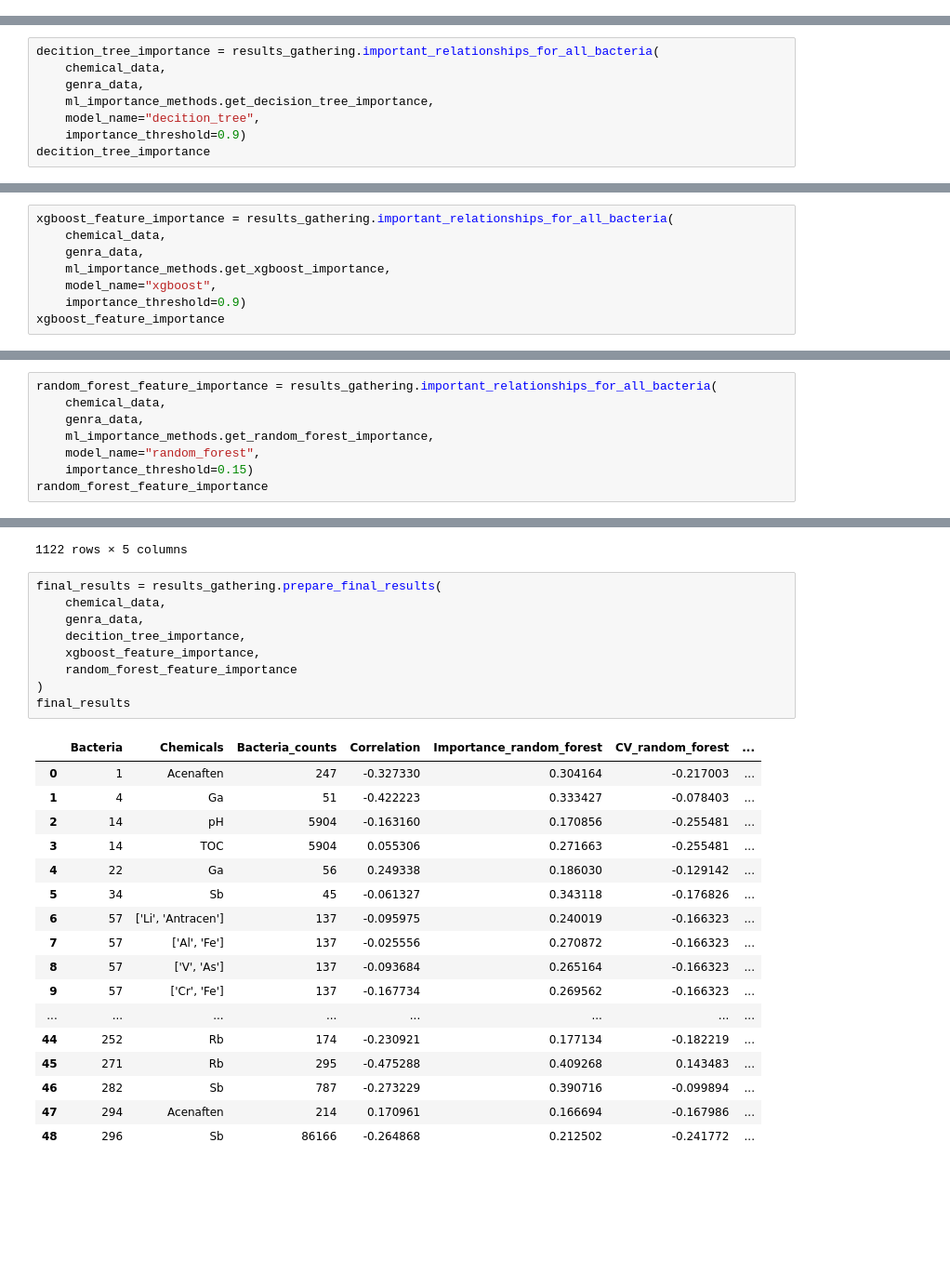
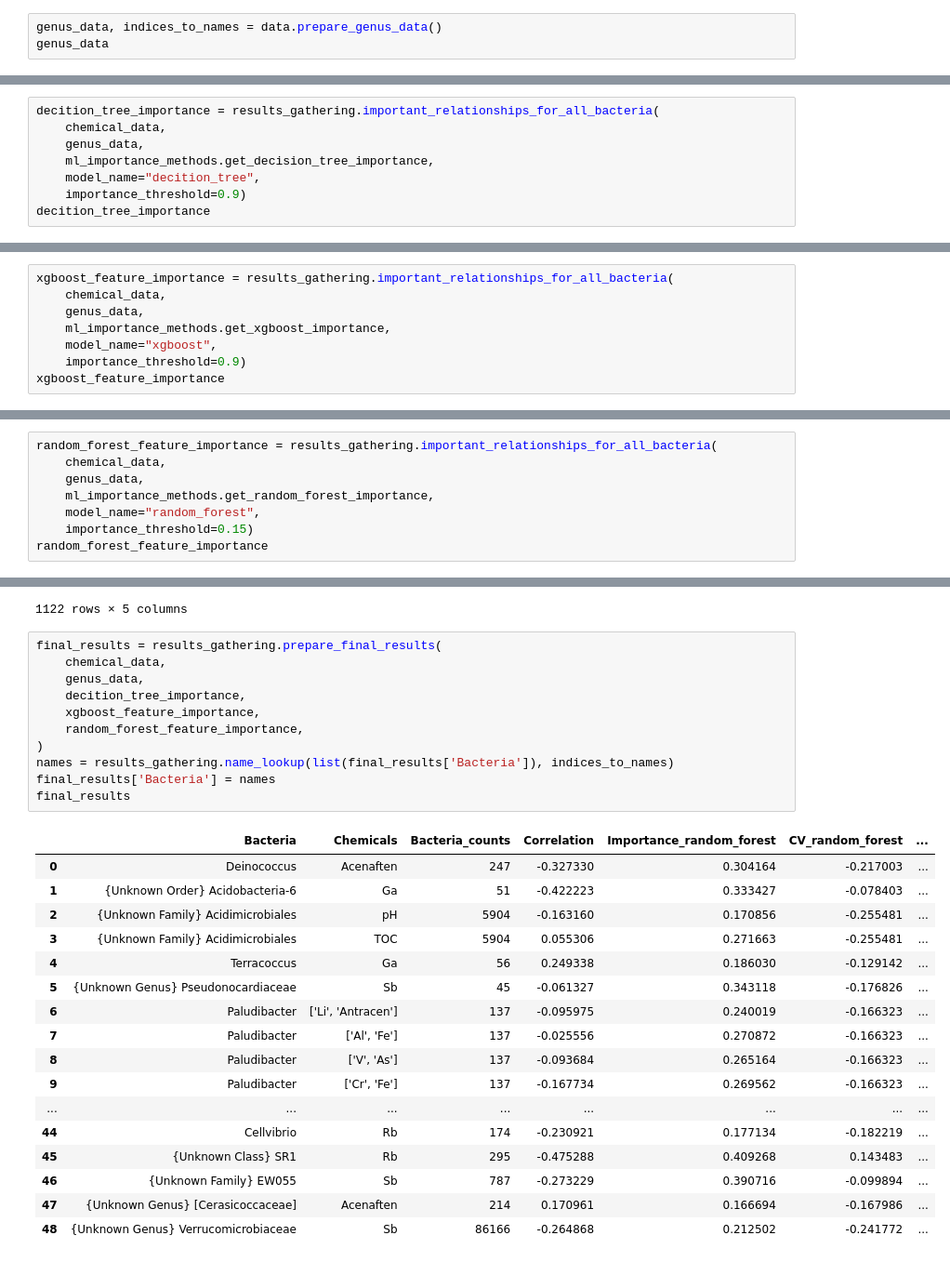
Before and after one commit to melehean/Bioinformatics-Project, a Jupyter notebook: genus_analysis.ipynb, the cells around one changed output, grey strips where cells are left out. Shown at 93% size. Saved outputs shown, nothing was run; the diff lists cells and outputs as text; blank space fills up the shorter version.

Commit message:
genus and class analysis update

```diff
--- a/genra_analysis.ipynb
+++ b/genus_analysis.ipynb
@@ -53,0 +37,3 @@ genra_data
+# %%
+genus_data, indices_to_names = data.prepare_genus_data()
+genus_data
@@ -54,7 +54,7 @@ genra_data
 # %%
 decition_tree_importance = results_gathering.important_relationships_for_all_bacteria(
     chemical_data,
-    genra_data,
+    genus_data,
     ml_importance_methods.get_decision_tree_importance,
     model_name="decition_tree",
     importance_threshold=0.9)
@@ -76,7 +76,7 @@ decition_tree_importance
 # %%
 xgboost_feature_importance = results_gathering.important_relationships_for_all_bacteria(
     chemical_data,
-    genra_data,
+    genus_data,
     ml_importance_methods.get_xgboost_importance,
     model_name="xgboost",
     importance_threshold=0.9)
@@ -98,7 +98,7 @@ xgboost_feature_importance
 # %%
 random_forest_feature_importance = results_gathering.important_relationships_for_all_bacteria(
     chemical_data,
-    genra_data,
+    genus_data,
     ml_importance_methods.get_random_forest_importance,
     model_name="random_forest",
     importance_threshold=0.15)
@@ -120,30 +120,32 @@ random_forest_feature_importance
 # %%
 final_results = results_gathering.prepare_final_results(
     chemical_data,
-    genra_data,
+    genus_data,
     decition_tree_importance,
     xgboost_feature_importance,
-    random_forest_feature_importance
+    random_forest_feature_importance,
 )
+names = results_gathering.name_lookup(list(final_results['Bacteria']), indices_to_names)
+final_results['Bacteria'] = names
 final_results
 # %% [output]
 |  | Bacteria | Chemicals | Bacteria_counts | Correlation | Importance_random_forest | CV_random_forest | ... |
-| 0 | 1 | Acenaften | 247 | -0.327330 | 0.304164 | -0.217003 | ... |
-| 1 | 4 | Ga | 51 | -0.422223 | 0.333427 | -0.078403 | ... |
-| 2 | 14 | pH | 5904 | -0.163160 | 0.170856 | -0.255481 | ... |
-| 3 | 14 | TOC | 5904 | 0.055306 | 0.271663 | -0.255481 | ... |
-| 4 | 22 | Ga | 56 | 0.249338 | 0.186030 | -0.129142 | ... |
-| 5 | 34 | Sb | 45 | -0.061327 | 0.343118 | -0.176826 | ... |
-| 6 | 57 | ['Li', 'Antracen'] | 137 | -0.095975 | 0.240019 | -0.166323 | ... |
-| 7 | 57 | ['Al', 'Fe'] | 137 | -0.025556 | 0.270872 | -0.166323 | ... |
-| 8 | 57 | ['V', 'As'] | 137 | -0.093684 | 0.265164 | -0.166323 | ... |
-| 9 | 57 | ['Cr', 'Fe'] | 137 | -0.167734 | 0.269562 | -0.166323 | ... |
+| 0 | Deinococcus | Acenaften | 247 | -0.327330 | 0.304164 | -0.217003 | ... |
+| 1 | {Unknown Order} Acidobacteria-6 | Ga | 51 | -0.422223 | 0.333427 | -0.078403 | ... |
+| 2 | {Unknown Family} Acidimicrobiales | pH | 5904 | -0.163160 | 0.170856 | -0.255481 | ... |
+| 3 | {Unknown Family} Acidimicrobiales | TOC | 5904 | 0.055306 | 0.271663 | -0.255481 | ... |
+| 4 | Terracoccus | Ga | 56 | 0.249338 | 0.186030 | -0.129142 | ... |
+| 5 | {Unknown Genus} Pseudonocardiaceae | Sb | 45 | -0.061327 | 0.343118 | -0.176826 | ... |
+| 6 | Paludibacter | ['Li', 'Antracen'] | 137 | -0.095975 | 0.240019 | -0.166323 | ... |
+| 7 | Paludibacter | ['Al', 'Fe'] | 137 | -0.025556 | 0.270872 | -0.166323 | ... |
+| 8 | Paludibacter | ['V', 'As'] | 137 | -0.093684 | 0.265164 | -0.166323 | ... |
+| 9 | Paludibacter | ['Cr', 'Fe'] | 137 | -0.167734 | 0.269562 | -0.166323 | ... |
 | ... | ... | ... | ... | ... | ... | ... | ... |
-| 44 | 252 | Rb | 174 | -0.230921 | 0.177134 | -0.182219 | ... |
-| 45 | 271 | Rb | 295 | -0.475288 | 0.409268 | 0.143483 | ... |
-| 46 | 282 | Sb | 787 | -0.273229 | 0.390716 | -0.099894 | ... |
-| 47 | 294 | Acenaften | 214 | 0.170961 | 0.166694 | -0.167986 | ... |
-| 48 | 296 | Sb | 86166 | -0.264868 | 0.212502 | -0.241772 | ... |
+| 44 | Cellvibrio | Rb | 174 | -0.230921 | 0.177134 | -0.182219 | ... |
+| 45 | {Unknown Class} SR1 | Rb | 295 | -0.475288 | 0.409268 | 0.143483 | ... |
+| 46 | {Unknown Family} EW055 | Sb | 787 | -0.273229 | 0.390716 | -0.099894 | ... |
+| 47 | {Unknown Genus} [Cerasicoccaceae] | Acenaften | 214 | 0.170961 | 0.166694 | -0.167986 | ... |
+| 48 | {Unknown Genus} Verrucomicrobiaceae | Sb | 86166 | -0.264868 | 0.212502 | -0.241772 | ... |
 # %%
 final_results_sorted = final_results.sort_values("R_squared_decition_tree", ascending=False)
 #final_results_sorted = final_results.sort_values("R_squared_xgboost", ascending=False)
```
Also changed, not shown: parts of 3 cells of this notebook, 5 other files.
